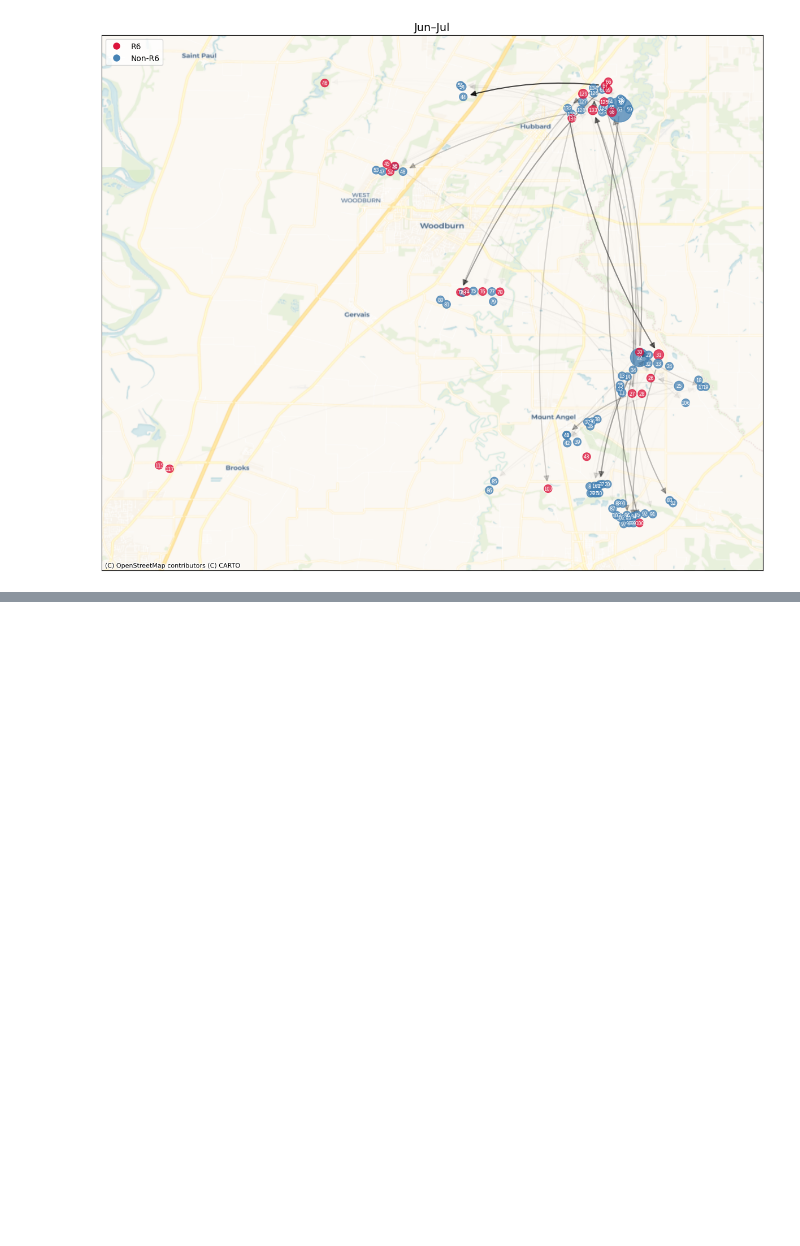
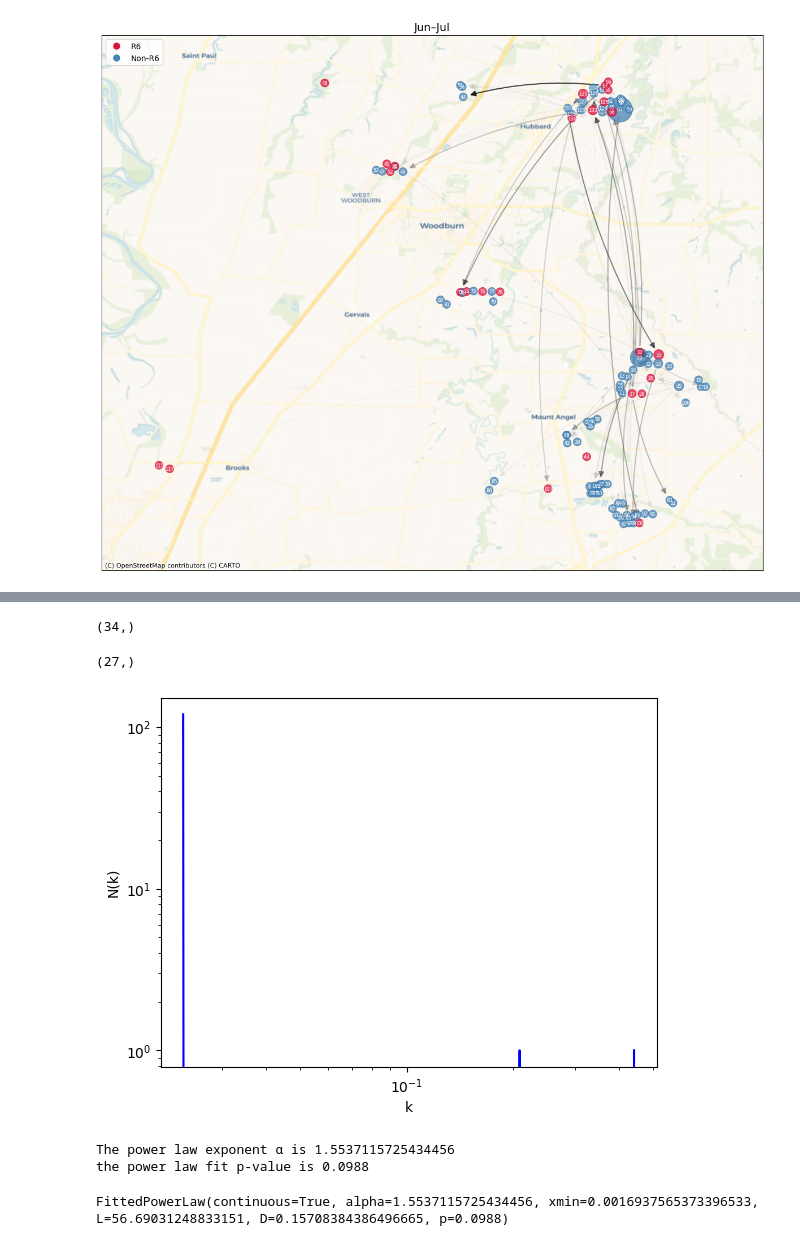
Before and after one commit to hawktre/CS_546_FinalProject, a Jupyter notebook: notebooks/4-network-analysis-finalproject.ipynb, the cells around one changed output, grey strips where cells are left out. Saved outputs shown, nothing was run; the diff lists cells and outputs as text; code cells hidden in the pictures; blank space fills up the shorter version.

```diff
--- a/notebooks/4-network-analysis-finalproject.ipynb
+++ b/notebooks/4-network-analysis-finalproject.ipynb
@@ -132,0 +246,15 @@ plot_network(jun_jul_g, title="Jun–Jul", weight_percentile=50)
+# %%
+np.intersect1d(non_R6.index, V6.index).shape
+# %% [output]
+(34,)
+# %%
+R6.index.shape
+# %% [output]
+(27,)
+# %%
+degree_distribution(out_deg)
+# %% [output]
+[figure, added]
+The power law exponent α is 1.5537115725434456
+the power law fit p-value is 0.0988
+FittedPowerLaw(continuous=True, alpha=1.5537115725434456, xmin=0.0016937565373396533, L=56.69031248833151, D=0.15708384386496665, p=0.0988)
```
Also changed, not shown: parts of 11 cells of this notebook, 1 other file.
